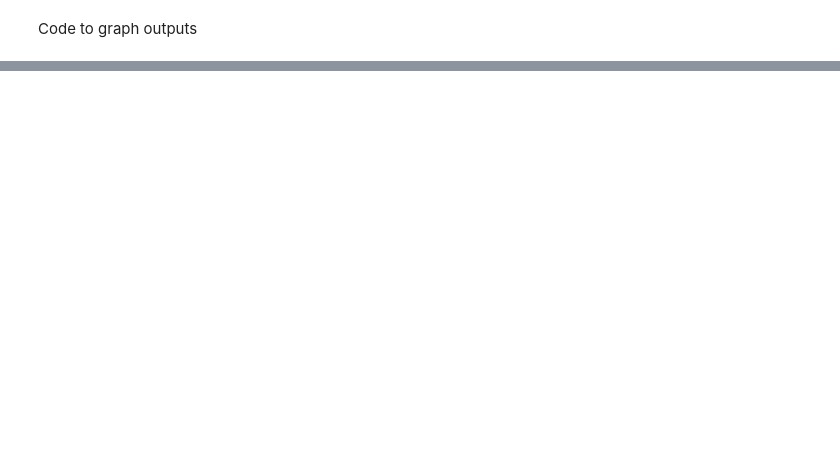
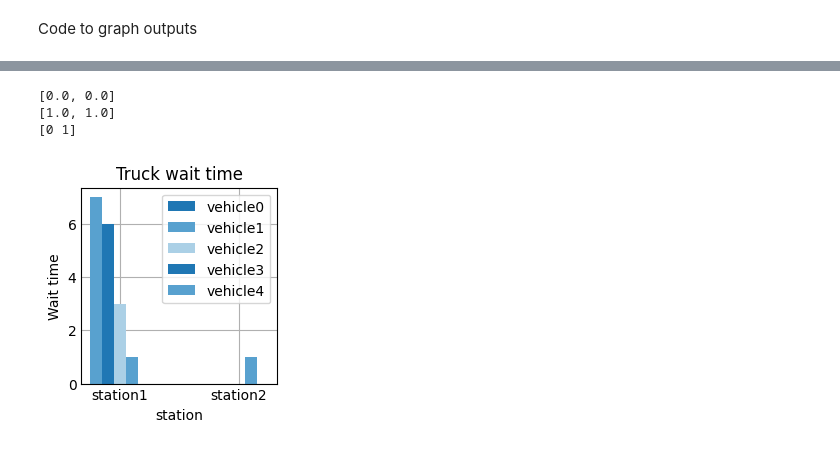
Before and after one commit to praveeenvijay/Routing, a Jupyter notebook: recharge schduling.ipynb, the cells around one changed output, grey strips where cells are left out. Drawn from its saved outputs; the diff is of its cells as text; code cells hidden in the pictures; blank space fills up the shorter version.

```diff
--- a/recharge schduling.ipynb
+++ b/recharge schduling.ipynb
@@ -302,0 +410,32 @@ for vehicle in vehicles:
+# %%
+import seaborn as sns
+import matplotlib.pyplot as plt
+
+# Sample data
+data1 = plot[0]
+data2 = plot[1]
+
+
+
+import numpy as np
+import matplotlib.pyplot as plt
+print(plot[0])
+print(plot[1])
+X = ["station1","station2"]
+#plt.figure(figsize=(2,2))
+X_axis = np.arange(len(X))
+print(X_axis)
+for i in range(len(vehicles)):
+    plt.bar(X_axis - 0.1*(i-(len(vehicles)//2)), plot[i], 0.1, label = vehicles[i])
+
+plt.xticks(X_axis, X)
+plt.xlabel("station")
+plt.ylabel("Wait time")
+plt.title("Truck wait time")
+plt.legend()
+plt.show()
+# %% [output]
+[0.0, 0.0]
+[1.0, 1.0]
+[0 1]
+[figure, added]
```
Also changed, not shown: parts of 12 cells of this notebook.
